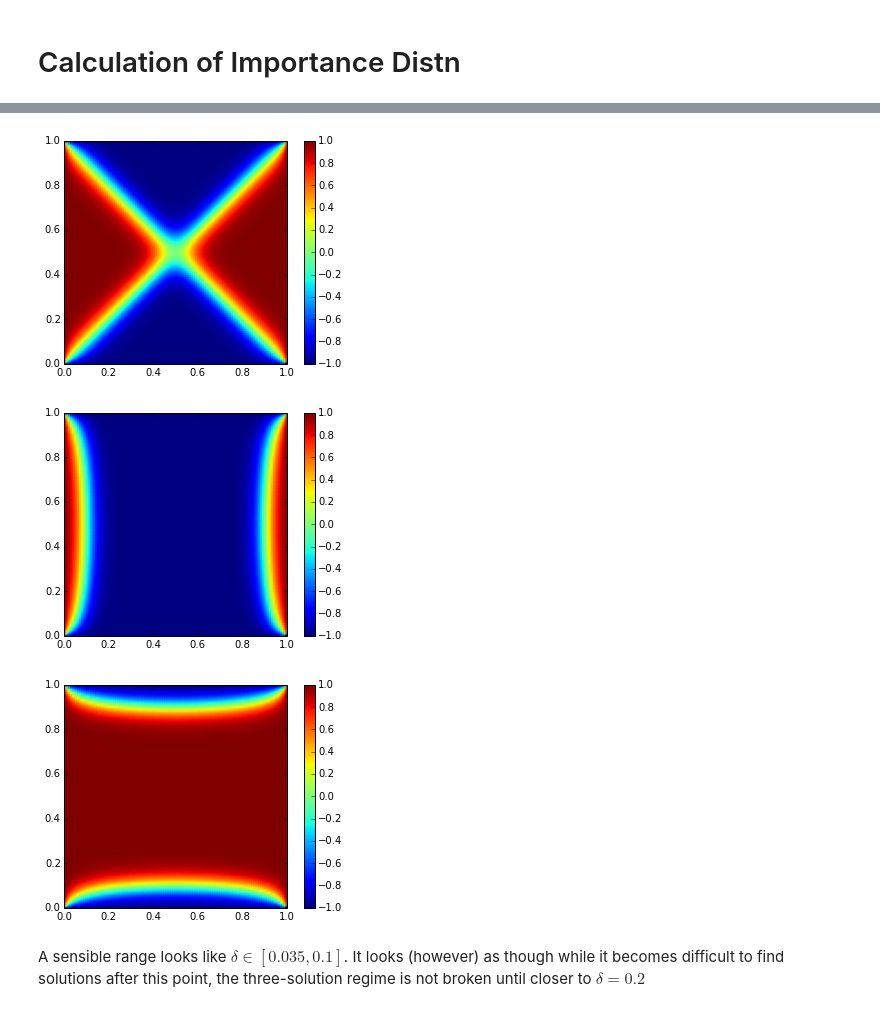
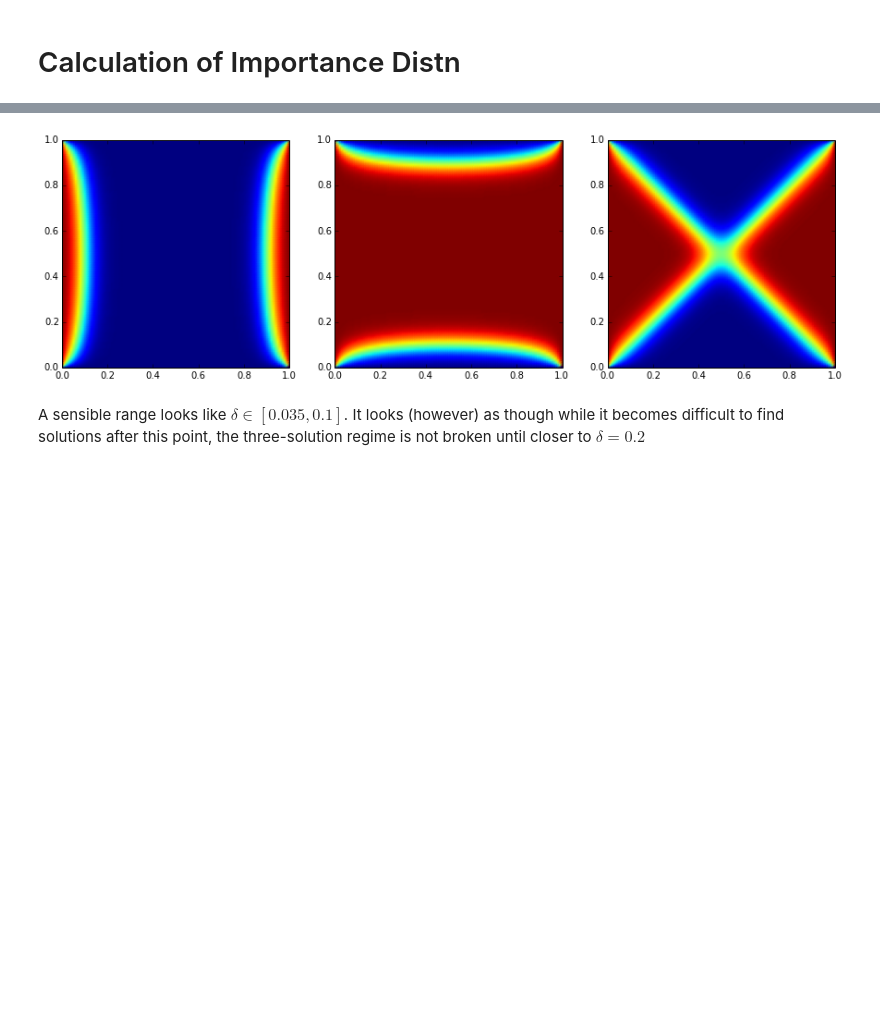
Before and after one commit to jcockayne/bayesian_pdes, a Jupyter notebook: notebooks/Allen-Cahn.ipynb, the cells around one changed output, grey strips where cells are left out. Cells and saved outputs as stored; diff of their text form; code cells hidden in the pictures; blank space fills up the shorter version.

```diff
--- a/notebooks/Allen-Cahn.ipynb
+++ b/notebooks/Allen-Cahn.ipynb
@@ -286,17 +211,0 @@ Delta=0.2, 1 solutions
-# %%
-import pandas as pd
-for delta, solutions in found_solutions.iteritems():
-    out = pd.DataFrame()
-    coords = solutions[0].function_space().mesh().coordinates()
-    x = coords[:,0]
-    y = coords[:,1]
-    out['x'] = x
-    out['y'] = y
-
-    for ix, solution in enumerate(solutions):
-        coords = solution.function_space().mesh().coordinates()
-        assert (out.x == coords[:,0]).all()
-        assert (out.y == coords[:,1]).all()
-        out['Solution_{}'.format(ix)] = solution.vector().array()
-    out.to_csv('/usr/data/delta={}.csv'.format(delta), index=False)
-s = initial[0]
@@ -326,7 +212,10 @@ plt.xlim(deltas.min(), deltas.max());
 # %%
 delta = 0.04
-true_solutions = find_solutions(delta, 100, max_solutions=3, stop_on_divergence=False, plot_solutions=True)
+true_solutions = find_solutions(delta, 100, max_solutions=3, stop_on_divergence=False)
+plt.figure(figsize=(15,5))
+for ix, solution in enumerate(true_solutions):
+    plt.subplot(1,3,ix)
+    plot(solution)
+    plt.gcf().patch.set_alpha(0.0)
 # %% [output]
-[figure, old version]
+[figure, new version]
-[figure, removed]
-[figure, removed]
```
Also changed, not shown: parts of 55 cells of this notebook.
